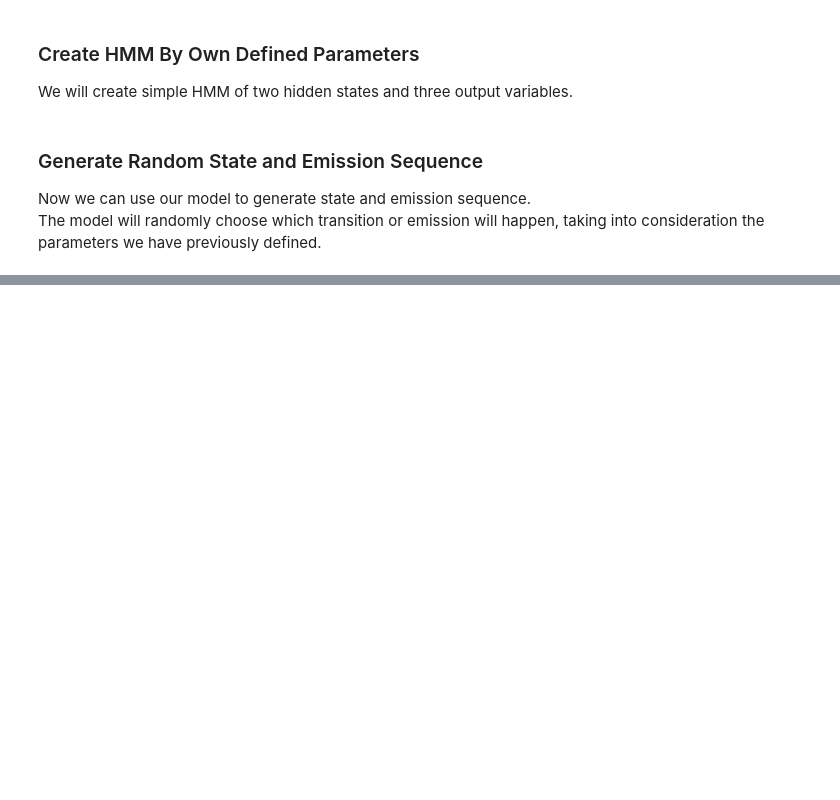
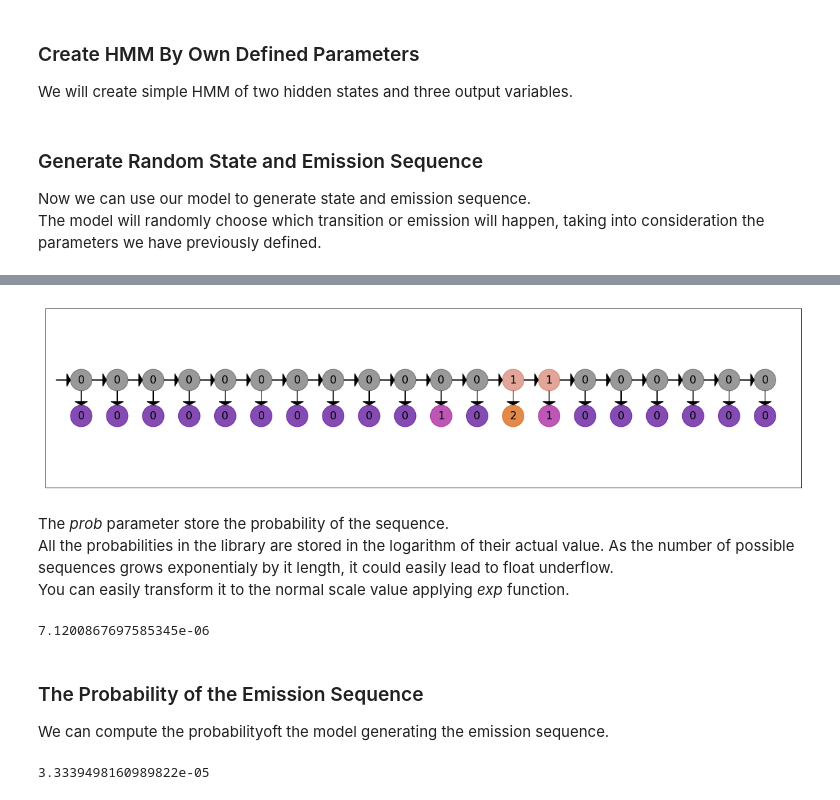
Before and after one commit to lopatovsky/HMMs, a Jupyter notebook: CT-HMM.ipynb, the cells around one changed output, grey strips where cells are left out. Drawn from its saved outputs; the diff is of its cells as text; code cells hidden in the pictures; blank space fills up the shorter version.

Commit message:
Code data probability estimation function

```diff
--- a/CT-HMM.ipynb
+++ b/CT-HMM.ipynb
@@ -79,0 +50,21 @@ plot_hmm( s_seq, e_seq )
+# %%
+( prob, s_seq ) =  hmm.viterbi( e_seq )
+# Let's print the most likely state sequence, it can be same or differ from the sequence above.
+cthmm.plot_hmm( s_seq, e_seq )
+# %% [output]
+[figure, added]
+# %% [markdown]
+The *prob* parameter store the probability of the sequence.
+All the probabilities in the library are stored in the logarithm of their actual value. As the number of possible sequences grows exponentialy by it length, it could easily lead to float underflow.
+You can easily transform it to the normal scale value applying *exp* function.
+# %%
+np.exp( prob )
+# %% [output]
+7.1200867697585345e-06
+# %% [markdown]
+### The Probability of the Emission Sequence
+We can compute the probabilityoft the model generating the emission sequence.
+# %%
+np.exp( hmm.emission_estimate( e_seq ) )
+# %% [output]
+3.3339498160989822e-05
```
Also changed, not shown: parts of 10 cells of this notebook, 2 other files.
